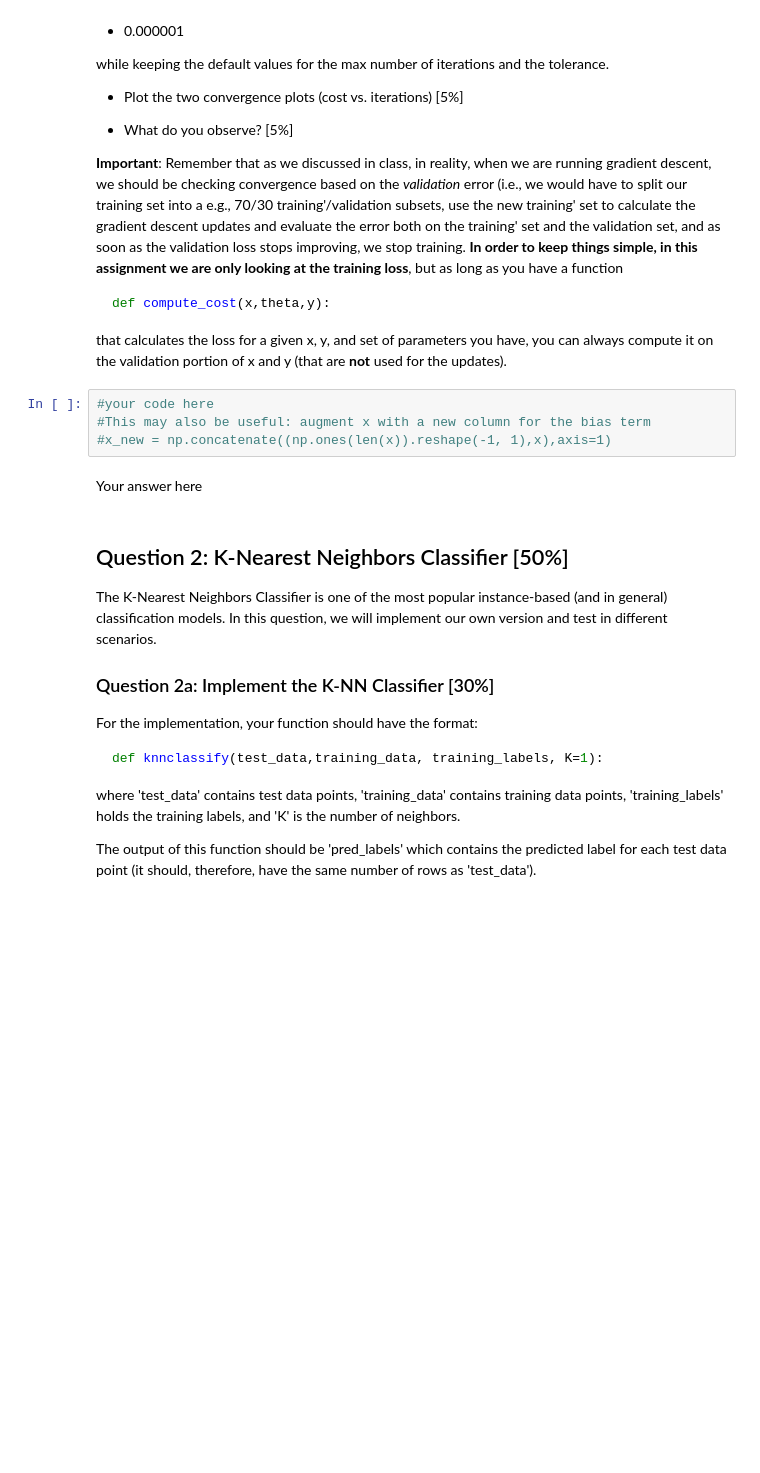
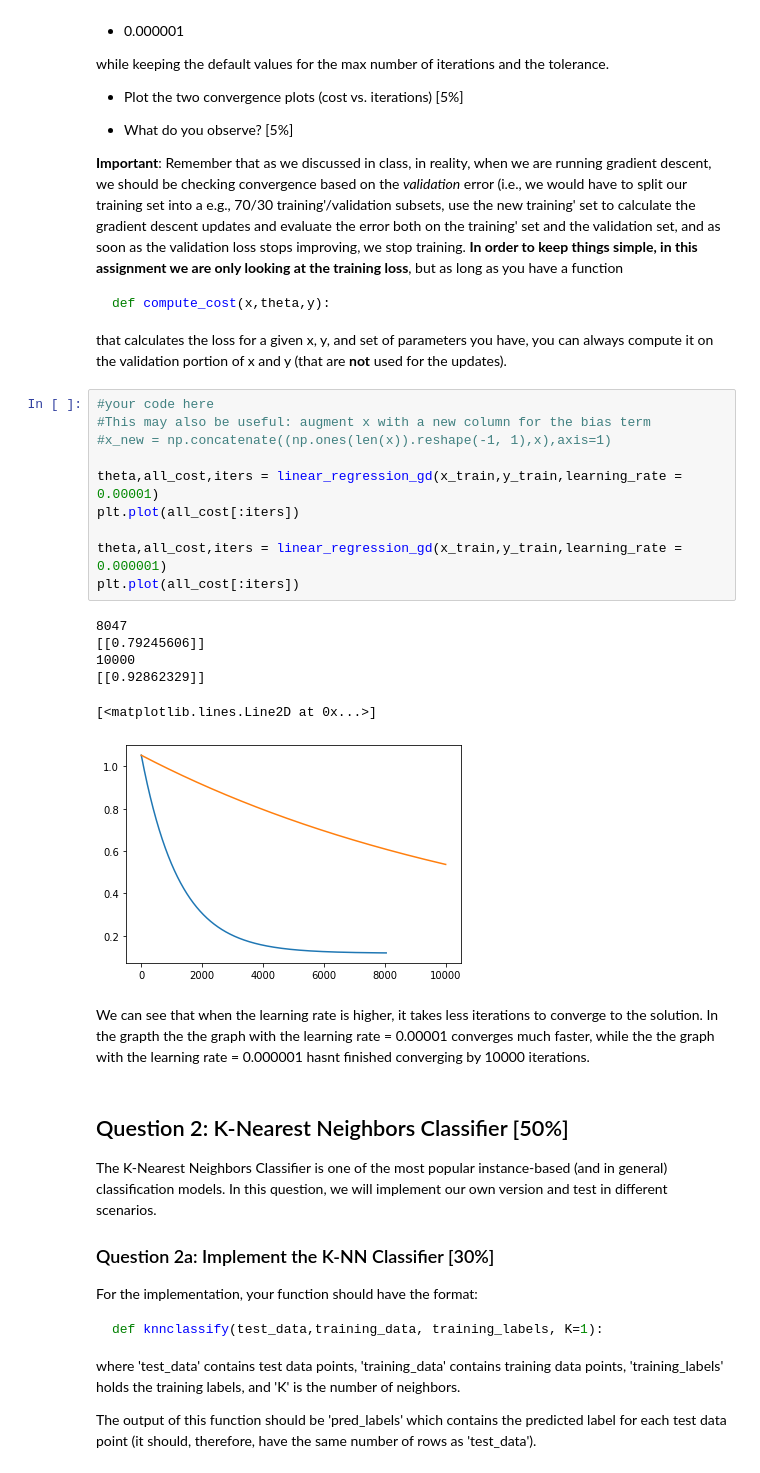
Before and after one commit to Rnair12599/CS171-Assn2, a Jupyter notebook: Assignment.ipynb, the cells around one changed output. Drawn from its saved outputs; the diff is of its cells as text; blank space fills up the shorter version.

```diff
--- a/Assignment.ipynb
+++ b/Assignment.ipynb
@@ -83,9 +145,22 @@ that calculates the loss for a given x, y, and set of parameters you have, you c
 # %%
 #your code here
 #This may also be useful: augment x with a new column for the bias term
 #x_new = np.concatenate((np.ones(len(x)).reshape(-1, 1),x),axis=1)
+
+theta,all_cost,iters = linear_regression_gd(x_train,y_train,learning_rate = 0.00001)
+plt.plot(all_cost[:iters])
+
+theta,all_cost,iters = linear_regression_gd(x_train,y_train,learning_rate = 0.000001)
+plt.plot(all_cost[:iters])
+# %% [output]
+8047
+[[0.79245606]]
+10000
+[[0.92862329]]
+[<matplotlib.lines.Line2D at 0x...>]
+[figure, added]
-# %% [markdown]
-Your answer here
+# %% [markdown]
+We can see that when the learning rate is higher, it takes less iterations to converge to the solution. In the grapth the the graph with the learning rate = 0.00001 converges much faster, while the the graph with the learning rate = 0.000001 hasnt finished converging by 10000 iterations.
 # %% [markdown]
 ## Question 2: K-Nearest Neighbors Classifier [50%]
 The K-Nearest Neighbors Classifier is one of the most popular instance-based (and in general) classification models. In this question, we will implement our own version and test in different scenarios.
```
Also changed, not shown: parts of 5 cells of this notebook, 1 other file.
